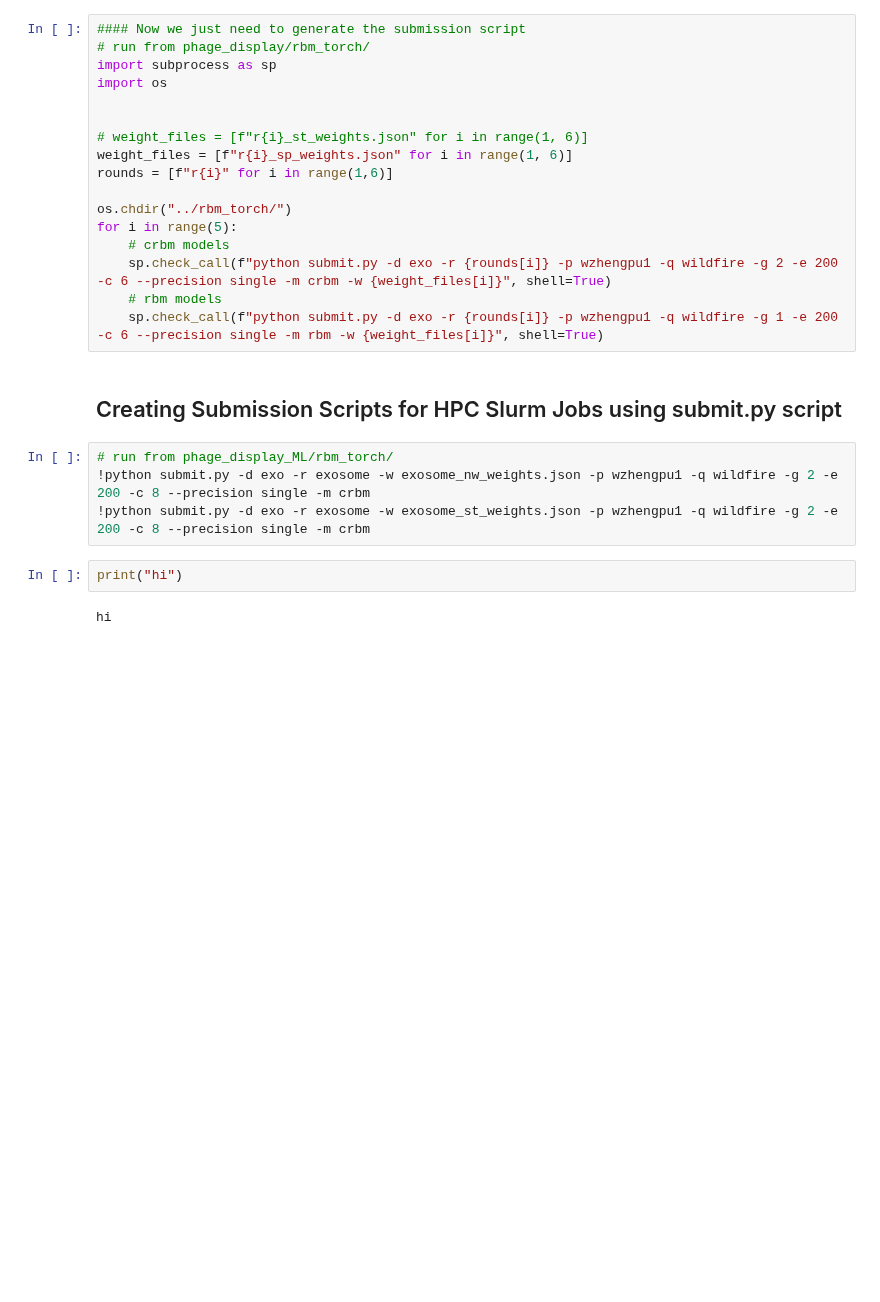
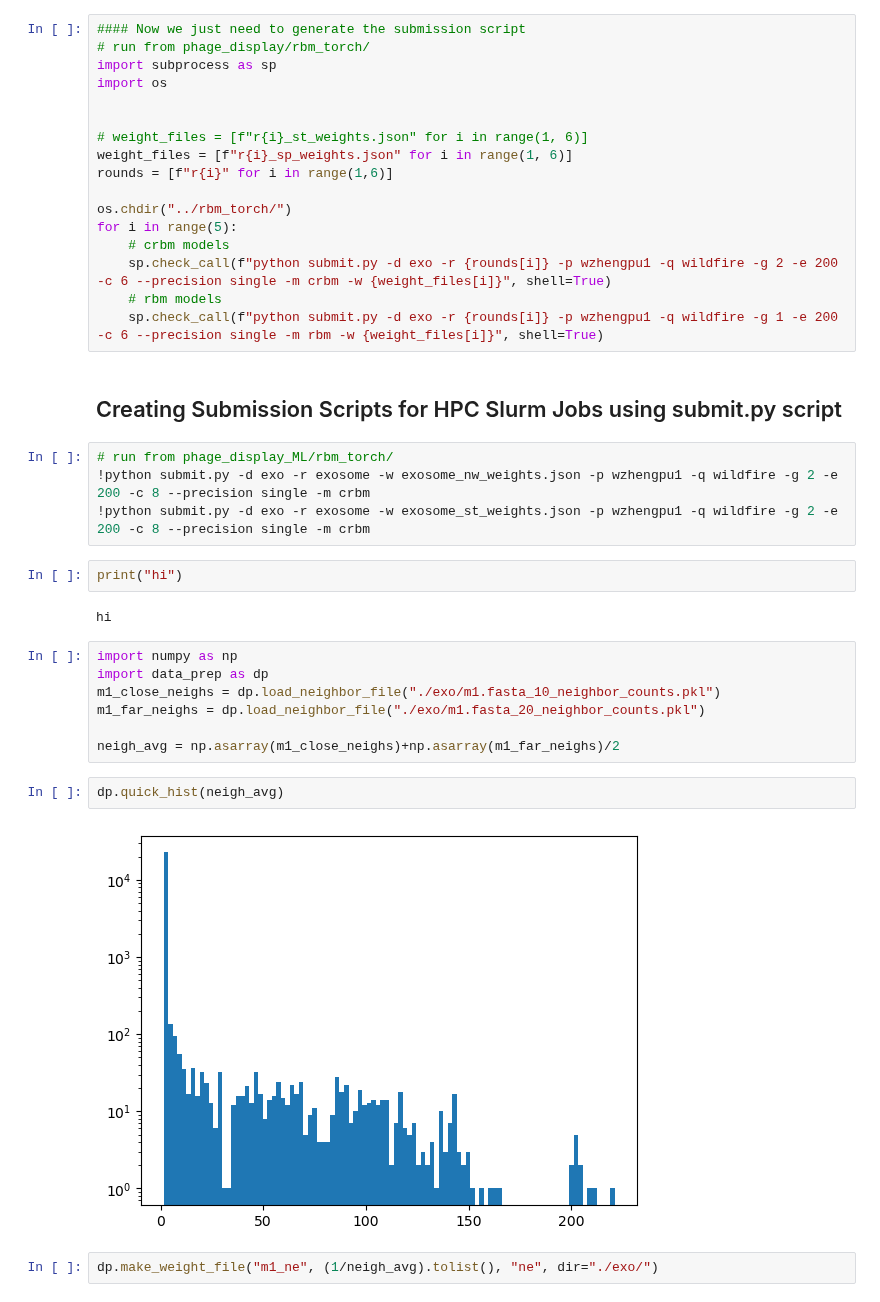
Before and after one commit to Jonahowns/phage_display_ML, a Jupyter notebook: datasets/exosome_dataset_prep_example.ipynb, the cells around one changed output. Cells and saved outputs as stored; diff of their text form; blank space fills up the shorter version.

```diff
--- a/datasets/exosome_dataset_prep_example.ipynb
+++ b/datasets/exosome_dataset_prep_example.ipynb
@@ -343,3 +343,16 @@ for i in range(5):
 print("hi")
 # %% [output]
 hi
+# %%
+import numpy as np
+import data_prep as dp
+m1_close_neighs = dp.load_neighbor_file("./exo/m1.fasta_10_neighbor_counts.pkl")
+m1_far_neighs = dp.load_neighbor_file("./exo/m1.fasta_20_neighbor_counts.pkl")
+
+neigh_avg = np.asarray(m1_close_neighs)+np.asarray(m1_far_neighs)/2
+# %%
+dp.quick_hist(neigh_avg)
+# %% [output]
+[figure, added]
+# %%
+dp.make_weight_file("m1_ne", (1/neigh_avg).tolist(), "ne", dir="./exo/")
```
Also changed, not shown: parts of 1 cell of this notebook, 6 other files.
